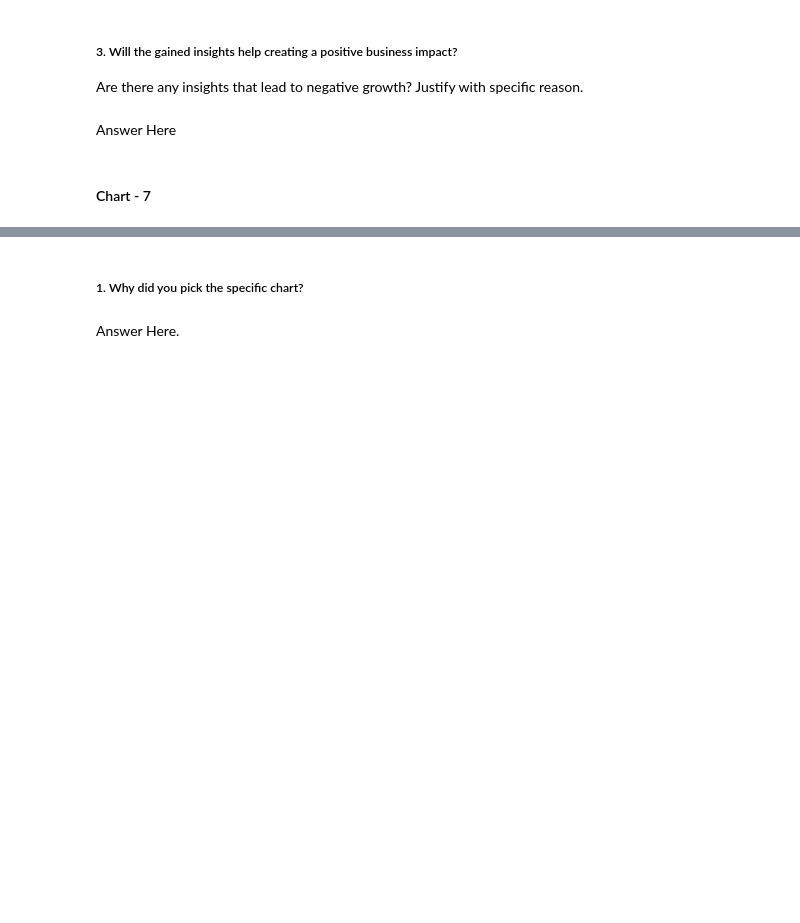
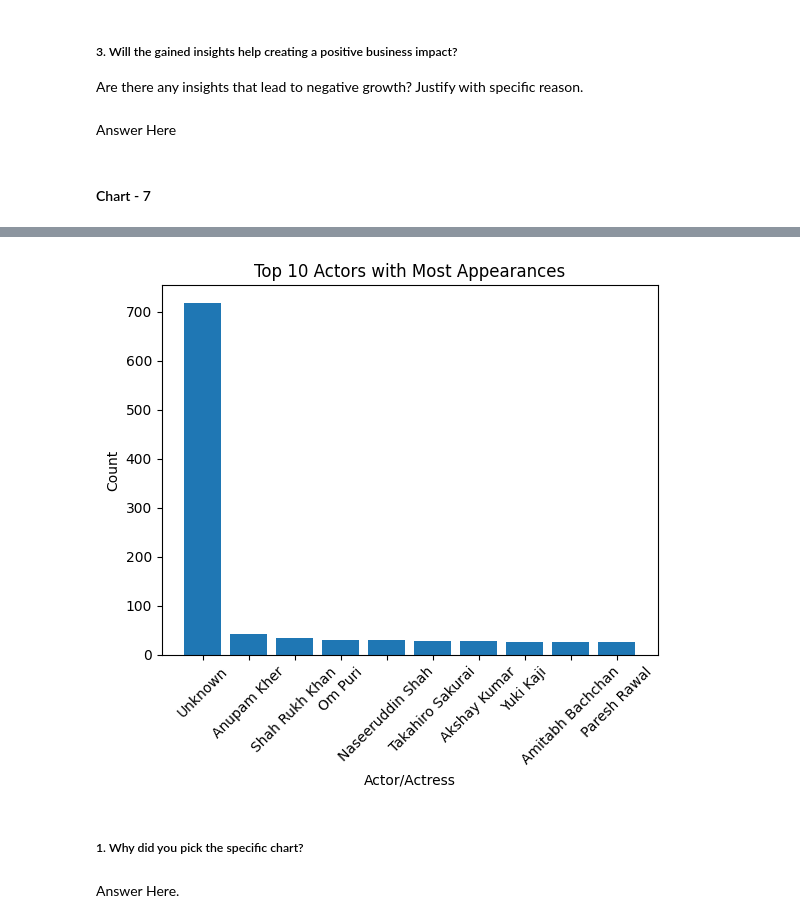
Before and after one commit to rafiddeshmukh/Netflix_Movies_and_TV_Shows_Clustering, a Jupyter notebook: Netflix_Movies_and_TV_Shows_Clustering.ipynb, the cells around one changed output, grey strips where cells are left out. Drawn from its saved outputs; the diff is of its cells as text; code cells hidden in the pictures; blank space fills up the shorter version.

```diff
--- a/Netflix_Movies_and_TV_Shows_Clustering.ipynb
+++ b/Netflix_Movies_and_TV_Shows_Clustering.ipynb
@@ -476,10 +477,10 @@ actors = nf_df['cast'].str.split(',').explode().str.strip()
 top_actors = actors.value_counts().head(10)
 
 # Create a bar chart
-fig = px.bar(top_actors, x=top_actors.index, y=top_actors.values,
-             labels={'x': 'Actor/Actress', 'y': 'Count'},
-             title='Top 10 Actors/Actresses with Most Appearances')
-fig.update_layout(xaxis_tickangle=-45)
-
-fig.show()
+plt.bar(top_actors.index, top_actors.values)
+plt.xlabel('Actor/Actress')
+plt.ylabel('Count')
+plt.title('Top 10 Actors with Most Appearances')
+plt.xticks(rotation=45)
+plt.show()
 # %% [output]
@@ -487,3 +487,4 @@ fig.show()
+[figure, added]
 # %% [markdown]
 ##### 1. Why did you pick the specific chart?
 # %% [markdown]
```
Also changed, not shown: parts of 5 cells of this notebook.
